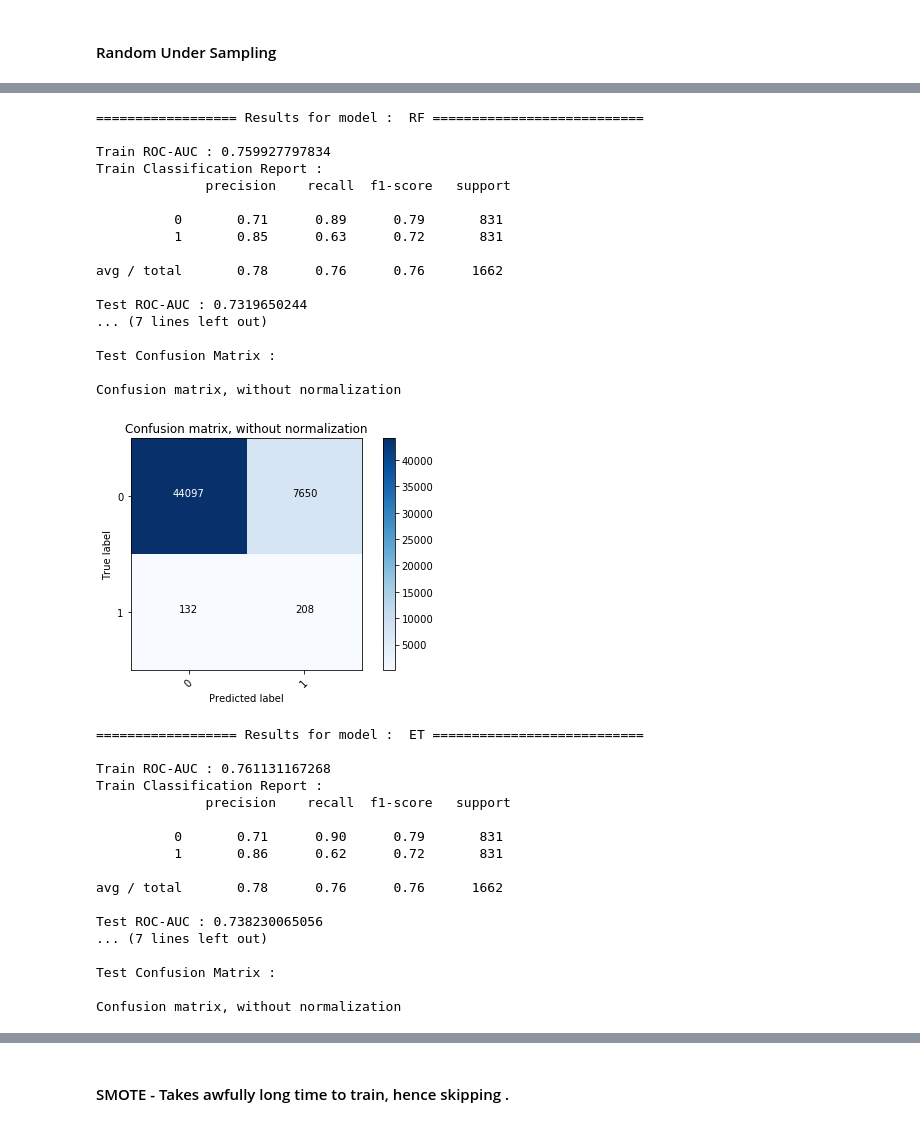
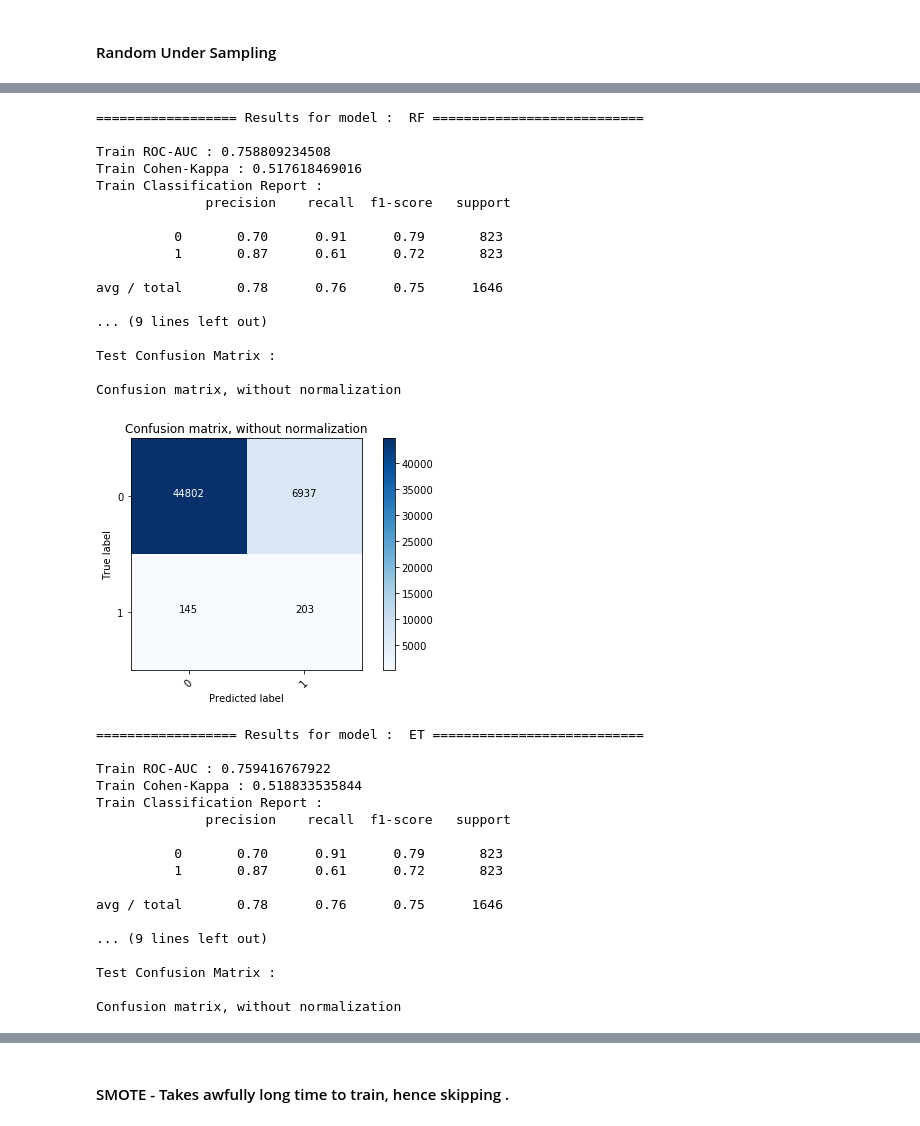
Before and after one commit to anilkumarpanda/risk_score_calculation, a Jupyter notebook: Score Calculation.ipynb, the cells around one changed output, grey strips where cells are left out. Saved outputs shown, nothing was run; the diff lists cells and outputs as text; code cells hidden in the pictures.

```diff
--- a/Score Calculation.ipynb
+++ b/Score Calculation.ipynb
@@ -228,6 +229,20 @@ def plot_confusion_matrix(cm, classes,
     plt.tight_layout()
     plt.ylabel('True label')
     plt.xlabel('Predicted label')
+
+def writeFeatureImportance(msg,model,auc,kappa):
+    """
+    This function ,based on the auc and kappa score writes the features importance to
+    featureImportance.txt.
+    """
+    if (auc>=0.71) and (kappa>=0.04):
+        fh = open("featureImportance_all_vars.txt","a")
+        if 'LR' in name:
+            feature_list = ''.join(str(model.coef_.tolist()).replace('[','').replace(']',''))
+        else :
+            feature_list = ''.join(str(model.feature_importances_.tolist()).replace('[','').replace(']',''))
+        fh.write(msg+","+feature_list+"\n")
+        fh.close()
 # %% [markdown]
 #### Simple classifier with no sampling of data
 # %%
@@ -613,7 +568,7 @@ Confusion matrix, without normalization
 # %% [markdown]
 #### Random Under Sampling
 # %%
-#Random Oversampling
+#Random Under Sampling
 from imblearn.under_sampling import RandomUnderSampler
 from collections import Counter
 
@@ -626,15 +581,7 @@ X_train_res, y_train_res = us.fit_sample(X_train, y_train)
 print ("Distribution of class labels before resampling {}".format(Counter(y_train)))
 print ("Distribution of class labels after resampling {}".format(Counter(y_train_res)))
 
-# #lr = LogisticRegression(n_jobs=10)
-# lr = RandomForestClassifier(n_estimators=50,class_weight='balanced')
-# # #param_grid = { 'C': np.arange(1,11,1)}
-# # #CV_lr = RandomizedSearchCV(estimator=lr,param_distributions=param_grid,cv=10,scoring='f1_weighted',random_state=seed)
-# # CV_lr = lr
-# # CV_lr.fit(X_train_sc, y_train)
-# # #print (CV_lr.best_params_)
-# # #lr = CV_lr.best_estimator_
-# lr.fit(X_train_res, y_train_res)
+
 models = []
 models.append(( 'LR' , LogisticRegression()))
 models.append(( 'DT' , DecisionTreeClassifier()))
@@ -644,31 +591,25 @@ models.append(( 'GBT' , GradientBoostingClassifier()))
 models.append(( 'ABT' , AdaBoostClassifier()))
 #models.append(( 'KNN' , KNeighborsClassifier(n_neighbors=3)))
 #models.append(( 'SVC' , SVC(kernel='rbf', probability=True)))
-models.append(( 'VC' , VotingClassifier(estimators=models[:-1],voting='soft')))
+#models.append(( 'VC' , VotingClassifier(estimators=models[:-1],voting='soft')))
 
 for name,model in models:
     print("================== Results for model : ",name+" =========================== \n")
     model.fit(X_train_res, y_train_res)
     predictions_train = model.predict(X_train_res)
     print("Train ROC-AUC :",roc_auc_score(y_train_res, predictions_train))
+    print("Train Cohen-Kappa :",cohen_kappa_score(y_train_res, predictions_train))
     print("Train Classification Report : \n",classification_report(y_train_res,predictions_train))
     predictions = model.predict(X_test)
-    print("Test ROC-AUC :",roc_auc_score(y_test, predictions))
+    auc = roc_auc_score(y_test, predictions)
+    print("Test ROC-AUC :",auc)
+    kappa = cohen_kappa_score(y_test, predictions)
+    print("Test Cohen-Kappa :",kappa)
     print("Test Classification Report : \n",classification_report(y_test, predictions))
     print("Test Confusion Matrix :\n ")
     cnf_matrix = confusion_matrix(y_test,predictions)
     plt.figure()
     plot_confusion_matrix(cnf_matrix, classes=[0,1],title='Confusion matrix, without normalization')
     plt.show()
-
-# predictions_train = lr.predict(X_train_res)
-# print("Train Classification Report : \n",classification_report(y_train_res,predictions_train))
-# X_test_sc = scaler.transform(X_test)
-# predictions = lr.predict(X_test_sc)
-# print("Test Classification Report : \n",classification_report(y_test, predictions))
-# print("Test Confusion Matrix :\n ")
-# cnf_matrix = confusion_matrix(y_test, predictions)
-# plt.figure()
-# plot_confusion_matrix(cnf_matrix, classes=[0,1],title='Confusion matrix, without normalization')
-# plt.show()
+    writeFeatureImportance("Random Under Sampler ,"+name,model,auc,kappa)
 # %% [output]
@@ -706,39 +647,39 @@ Test ROC-AUC : 0.736850246505
 
 Test Confusion Matrix :
 
 Confusion matrix, without normalization
 [figure]
 ================== Results for model :  RF ===========================
 
-Train ROC-AUC : 0.759927797834
+Train ROC-AUC : 0.758809234508
+Train Cohen-Kappa : 0.517618469016
 Train Classification Report :
               precision    recall  f1-score   support
 
-          0       0.71      0.89      0.79       831
-          1       0.85      0.63      0.72       831
+          0       0.70      0.91      0.79       823
+          1       0.87      0.61      0.72       823
 
-avg / total       0.78      0.76      0.76      1662
+avg / total       0.78      0.76      0.75      1646
 
-Test ROC-AUC : 0.7319650244
-... (7 lines left out)
+... (9 lines left out)
 
 Test Confusion Matrix :
 
 Confusion matrix, without normalization
-[figure, old version]
+[figure, new version]
 ================== Results for model :  ET ===========================
 
-Train ROC-AUC : 0.761131167268
+Train ROC-AUC : 0.759416767922
+Train Cohen-Kappa : 0.518833535844
 Train Classification Report :
               precision    recall  f1-score   support
 
-          0       0.71      0.90      0.79       831
-          1       0.86      0.62      0.72       831
+          0       0.70      0.91      0.79       823
+          1       0.87      0.61      0.72       823
 
-avg / total       0.78      0.76      0.76      1662
+avg / total       0.78      0.76      0.75      1646
 
-Test ROC-AUC : 0.738230065056
-... (7 lines left out)
+... (9 lines left out)
 
 Test Confusion Matrix :
 
```
Also changed, not shown: parts of 25 cells of this notebook, 6 other files.
